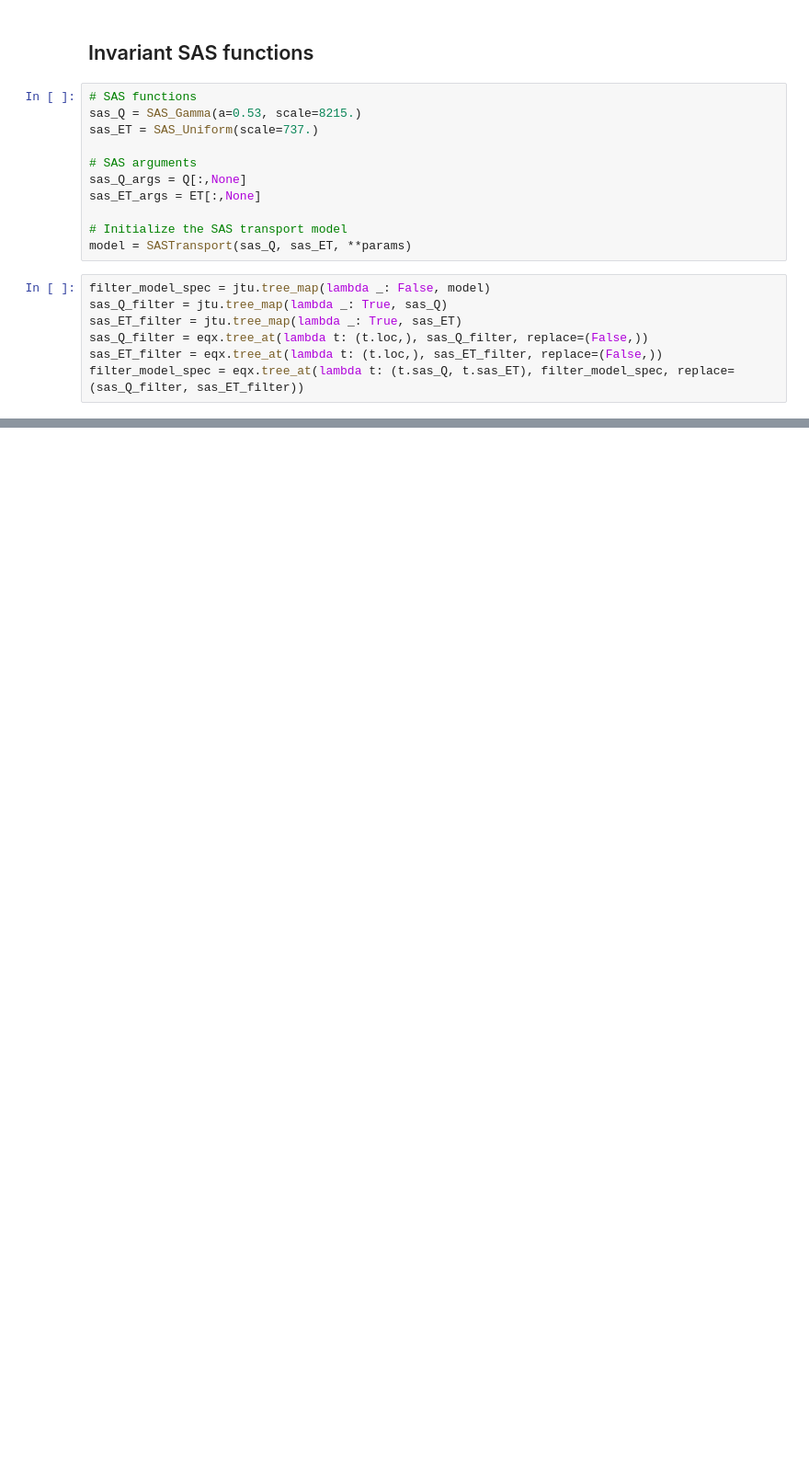
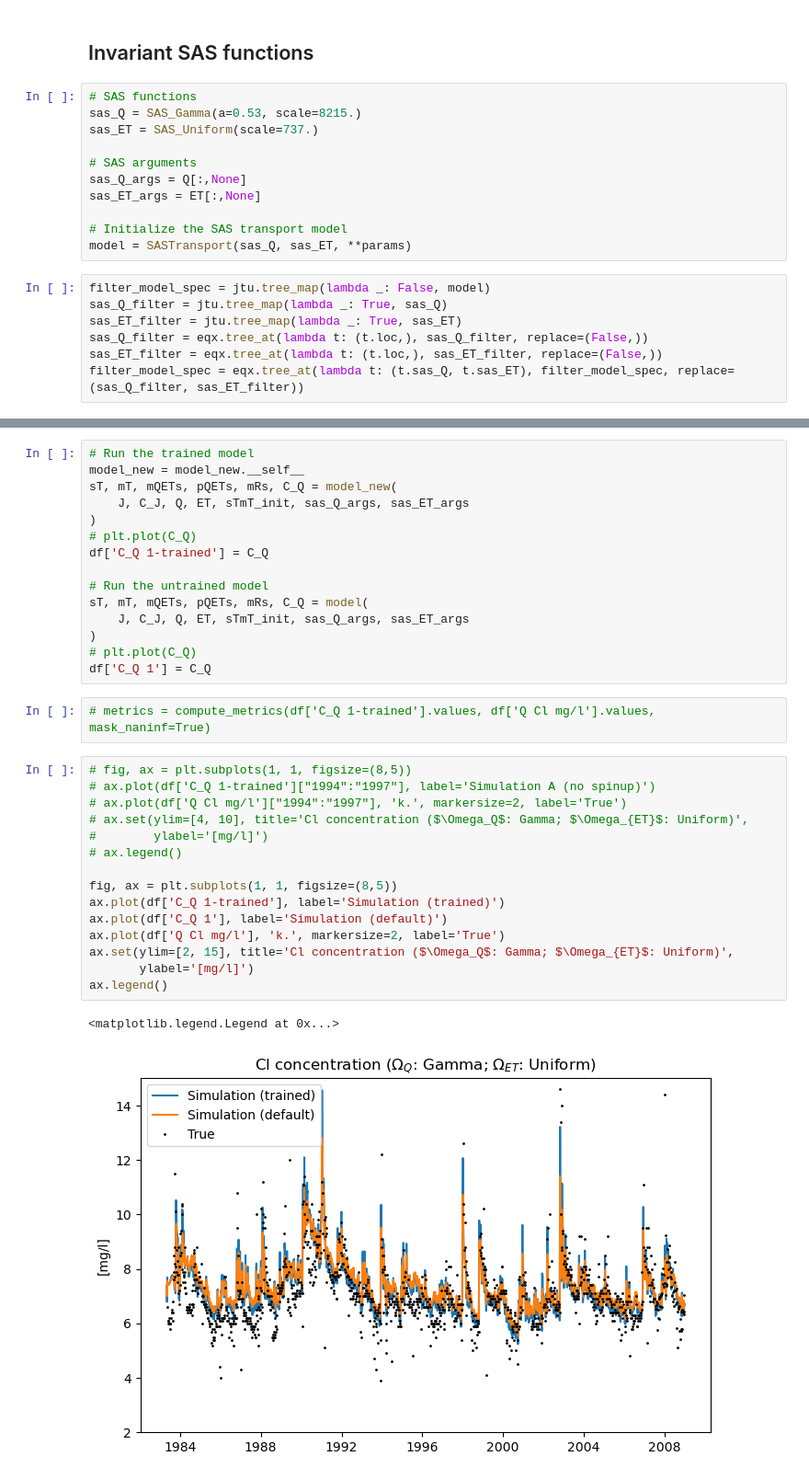
Before and after one commit to PeishiJiang/DiffFlowTransport, a Jupyter notebook: Plynlimon/SASTransport.ipynb, the cells around one changed output, grey strips where cells are left out. Shown at 92% size. Drawn from its saved outputs; the diff is of its cells as text; blank space fills up the shorter version.

```diff
--- a/Plynlimon/SASTransport.ipynb
+++ b/Plynlimon/SASTransport.ipynb
@@ -270 +313,36 @@ model_new, loss_train, _ = train(
+# %%
+# Run the trained model
+model_new = model_new.__self__
+sT, mT, mQETs, pQETs, mRs, C_Q = model_new(
+    J, C_J, Q, ET, sTmT_init, sas_Q_args, sas_ET_args
+)
+# plt.plot(C_Q)
+df['C_Q 1-trained'] = C_Q
+
+# Run the untrained model
+sT, mT, mQETs, pQETs, mRs, C_Q = model(
+    J, C_J, Q, ET, sTmT_init, sas_Q_args, sas_ET_args
+)
+# plt.plot(C_Q)
+df['C_Q 1'] = C_Q
+# %%
+# metrics = compute_metrics(df['C_Q 1-trained'].values, df['Q Cl mg/l'].values, mask_naninf=True)
+# %%
+# fig, ax = plt.subplots(1, 1, figsize=(8,5))
+# ax.plot(df['C_Q 1-trained']["1994":"1997"], label='Simulation A (no spinup)')
+# ax.plot(df['Q Cl mg/l']["1994":"1997"], 'k.', markersize=2, label='True')
+# ax.set(ylim=[4, 10], title='Cl concentration ($\Omega_Q$: Gamma; $\Omega_{ET}$: Uniform)',
+#        ylabel='[mg/l]')
+# ax.legend()
+
+fig, ax = plt.subplots(1, 1, figsize=(8,5))
+ax.plot(df['C_Q 1-trained'], label='Simulation (trained)')
+ax.plot(df['C_Q 1'], label='Simulation (default)')
+ax.plot(df['Q Cl mg/l'], 'k.', markersize=2, label='True')
+ax.set(ylim=[2, 15], title='Cl concentration ($\Omega_Q$: Gamma; $\Omega_{ET}$: Uniform)',
+       ylabel='[mg/l]')
+ax.legend()
+# %% [output]
+<matplotlib.legend.Legend at 0x...>
+[figure, added]
 # %% [markdown]
```
Also changed, not shown: parts of 29 cells of this notebook, 7 other files.
